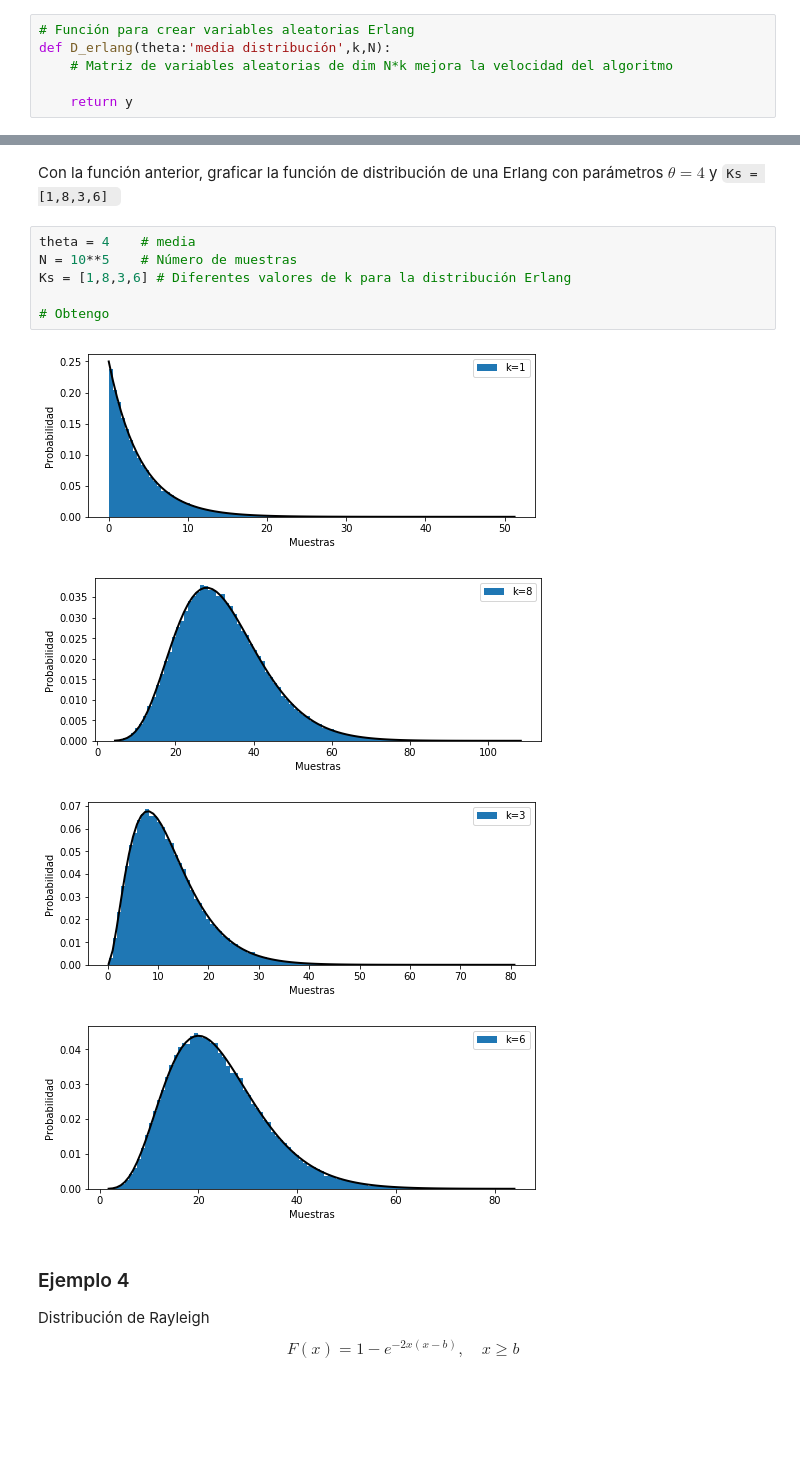
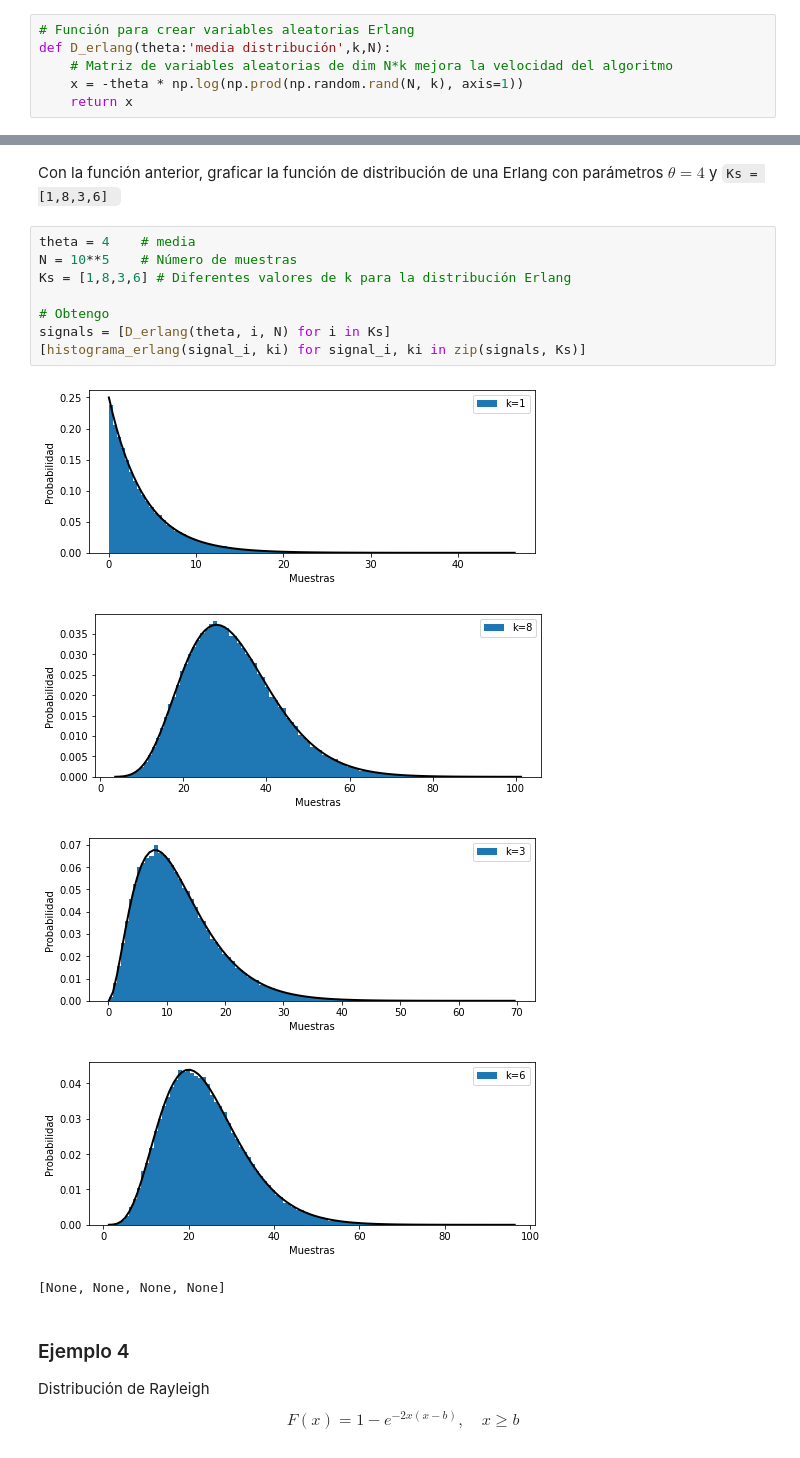
Before and after one commit to feramdor/SPF-2021-II, a Jupyter notebook: TEMA-2/Clase9_GenDistribucionProbabilidad.ipynb, the cells around one changed output, grey strips where cells are left out. Saved outputs shown, nothing was run; the diff lists cells and outputs as text; blank space fills up the shorter version.

```diff
--- a/TEMA-2/Clase9_GenDistribucionProbabilidad.ipynb
+++ b/TEMA-2/Clase9_GenDistribucionProbabilidad.ipynb
@@ -127,8 +128,8 @@ plt.show()
 # Función para crear variables aleatorias Erlang
 def D_erlang(theta:'media distribución',k,N):
     # Matriz de variables aleatorias de dim N*k mejora la velocidad del algoritmo
-
-    return y
+    x = -theta * np.log(np.prod(np.random.rand(N, k), axis=1))
+    return x
 # %%
 # Prueba de la función creada
 # Cantidad de muestras
@@ -190,14 +200,17 @@ Con la función anterior, graficar la función de distribución de una Erlang co
 # %%
 theta = 4    # media
 N = 10**5    # Número de muestras
 Ks = [1,8,3,6] # Diferentes valores de k para la distribución Erlang
 
 # Obtengo
+signals = [D_erlang(theta, i, N) for i in Ks]
+[histograma_erlang(signal_i, ki) for signal_i, ki in zip(signals, Ks)]
 # %% [output]
-[figure, old version]
+[figure, new version]
-[figure, old version]
+[figure, new version]
-[figure, old version]
+[figure, new version]
-[figure, old version]
+[figure, new version]
+[None, None, None, None]
 # %% [markdown]
 ### Ejemplo 4
 Distribución de Rayleigh
```
Also changed, not shown: parts of 5 cells of this notebook, 2 other files.
